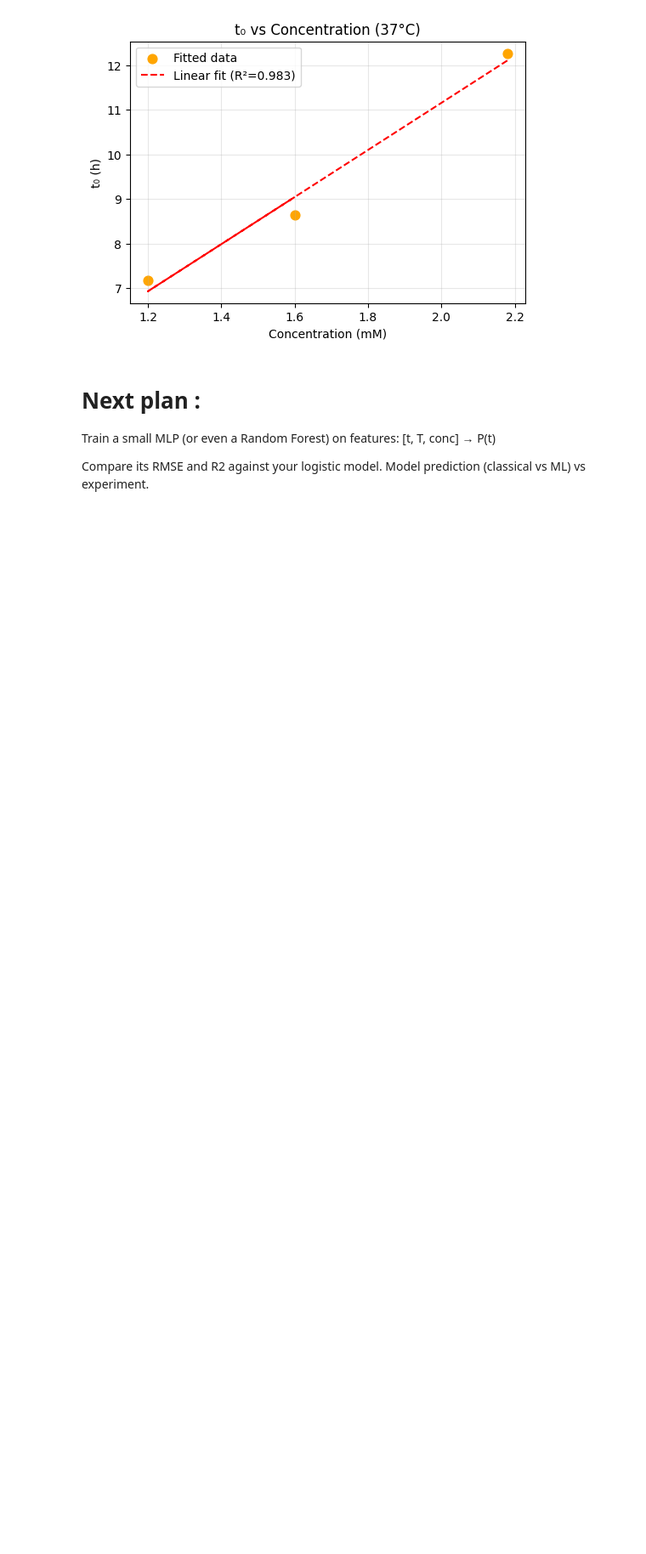
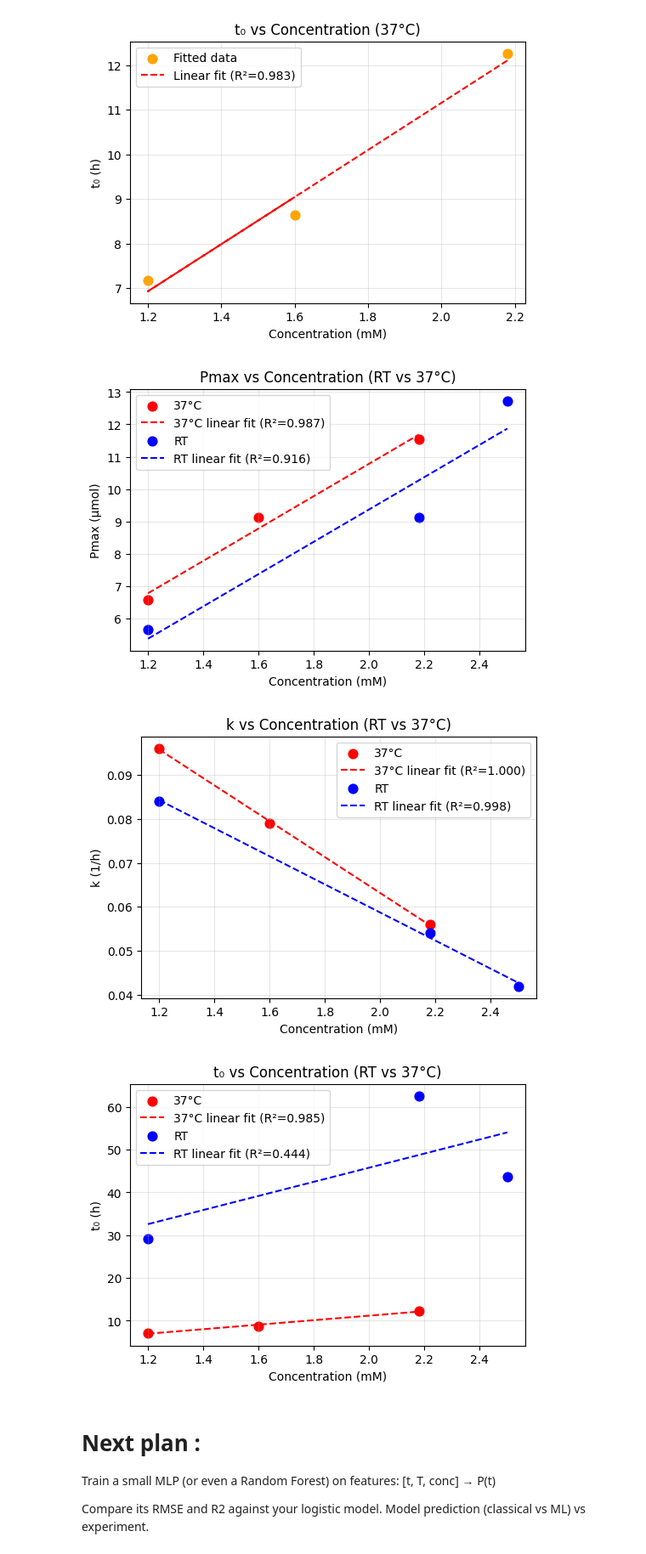
Before and after one commit to ChandrikaSethumadhavan/Master_Thesis, a Jupyter notebook: classical_model.ipynb, the cells around one changed output. Shown: that part at 85% size. Cells and saved outputs as stored; diff of their text form; code cells hidden in the pictures; blank space fills up the shorter version.

```diff
--- a/classical_model.ipynb
+++ b/classical_model.ipynb
@@ -117,6 +117,7 @@ k_dynamic = {}
 for s in datasets.keys():
     df = datasets[s].copy()
     meta_row = meta.loc[meta["Sample"] == s].iloc[0]
+
 
     # convert °C → K
     df["T_K"] = df["calibrated temperature (C)"] + 273.15
@@ -128,6 +129,10 @@ for s in datasets.keys():
 
     k_dynamic[s] = df
     print(f" Computed k(T) for {s}: range = [{df['k(1/h)'].min():.3e}, {df['k(1/h)'].max():.3e}]")
+
+    # After computing df["k(1/h)"]
+    k_mean = df["k(1/h)"].mean()  # average k for this sample
+    meta.loc[meta["Sample"] == s, "k_fit"] = k_mean
 # %% [output]
  Computed k(T) for M1_RT: range = [4.078e-02, 4.394e-02]
  Computed k(T) for M2_RT: range = [5.323e-02, 5.731e-02]
@@ -523,6 +767,64 @@ plt.show()
 [figure]
 [figure]
 [figure]
+# %%
+import pandas as pd
+import numpy as np
+import matplotlib.pyplot as plt
+from sklearn.linear_model import LinearRegression
+from sklearn.metrics import r2_score
+
+# ---- RT data (from your earlier RT fits) ----
+data_RT = {
+    "Conc_mM": [1.2, 2.18, 2.5],
+    "Pmax_umol": [5.65, 9.13, 12.73],
+    "k_mean_1h": [0.084, 0.054, 0.042],
+    "t0_h": [29.17, 62.59, 43.59]
+}
+df_RT = pd.DataFrame(data_RT)
+df_RT["Temp"] = "RT"
+
+# ---- 37°C data (from your 37°C fits) ----
+data_37C = {
+    "Conc_mM": [1.2, 1.6, 2.18],
+    "Pmax_umol": [6.58, 9.11, 11.55],
+    "k_mean_1h": [0.096, 0.079, 0.056],
+    "t0_h": [7.17, 8.70, 12.27]
+}
+df_37 = pd.DataFrame(data_37C)
+df_37["Temp"] = "37°C"
+
+# Combine
+df_all = pd.concat([df_RT, df_37])
+
+# ---- Helper for plotting ----
+def plot_compare(x, y, ylabel, title):
+    plt.figure(figsize=(6,4))
+    colors = {"RT": "blue", "37°C": "red"}
+
+    for temp, group in df_all.groupby("Temp"):
+        plt.scatter(group["Conc_mM"], group[y], s=60, c=colors[temp], label=temp)
+        model = LinearRegression().fit(group[["Conc_mM"]], group[y])
+        pred = model.predict(group[["Conc_mM"]])
+        r2 = r2_score(group[y], pred)
+        plt.plot(group["Conc_mM"], pred, "--", color=colors[temp],
+                 label=f"{temp} linear fit (R²={r2:.3f})")
+
+    plt.xlabel("Concentration (mM)")
+    plt.ylabel(ylabel)
+    plt.title(title)
+    plt.legend()
+    plt.grid(alpha=0.3)
+    plt.show()
+
+# ---- Generate comparison plots ----
+plot_compare("Conc_mM", "Pmax_umol", "Pmax (µmol)", "Pmax vs Concentration (RT vs 37°C)")
+plot_compare("Conc_mM", "k_mean_1h", "k (1/h)", "k vs Concentration (RT vs 37°C)")
+plot_compare("Conc_mM", "t0_h", "t₀ (h)", "t₀ vs Concentration (RT vs 37°C)")
+# %% [output]
+[figure, added]
+[figure, added]
+[figure, added]
 # %% [markdown]
 # Next plan :
 Train a small MLP (or even a Random Forest) on features:
```
Also changed, not shown: parts of 12 cells of this notebook.
